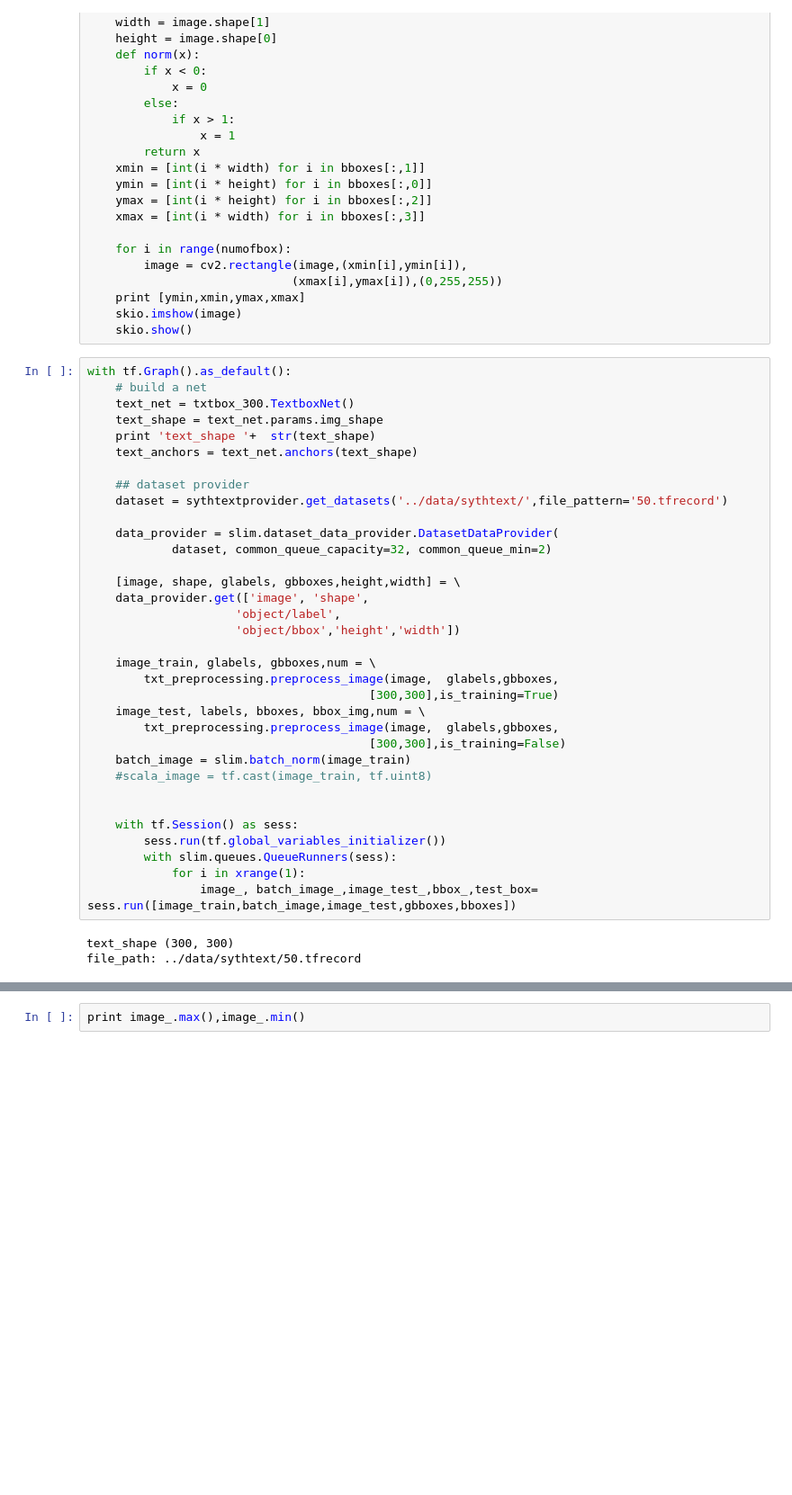
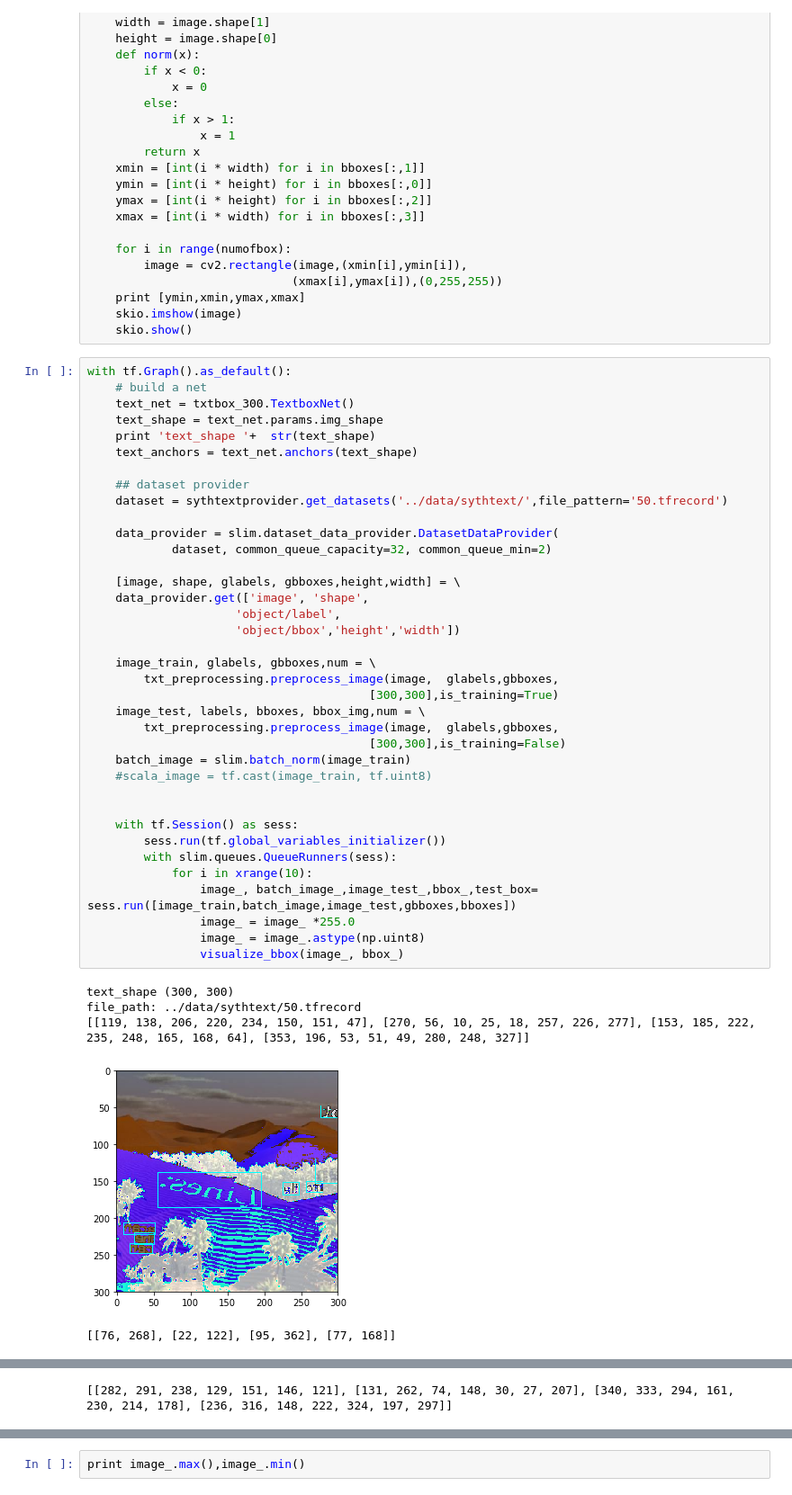
Before and after one commit to bindung/TextBoxes-TensorFlow, a Jupyter notebook: Notes/data_processing.ipynb, the cells around one changed output, grey strips where cells are left out. Shown at 90% size. Drawn from its saved outputs; the diff is of its cells as text; blank space fills up the shorter version.

```diff
--- a/Notes/data_processing.ipynb
+++ b/Notes/data_processing.ipynb
@@ -70,31 +70,37 @@ with tf.Graph().as_default():
     text_anchors = text_net.anchors(text_shape)
 
     ## dataset provider
     dataset = sythtextprovider.get_datasets('../data/sythtext/',file_pattern='50.tfrecord')
 
     data_provider = slim.dataset_data_provider.DatasetDataProvider(
             dataset, common_queue_capacity=32, common_queue_min=2)
 
     [image, shape, glabels, gbboxes,height,width] = \
     data_provider.get(['image', 'shape',
                      'object/label',
                      'object/bbox','height','width'])
 
     image_train, glabels, gbboxes,num = \
         txt_preprocessing.preprocess_image(image,  glabels,gbboxes,
                                         [300,300],is_training=True)
     image_test, labels, bboxes, bbox_img,num = \
         txt_preprocessing.preprocess_image(image,  glabels,gbboxes,
                                         [300,300],is_training=False)
     batch_image = slim.batch_norm(image_train)
     #scala_image = tf.cast(image_train, tf.uint8)
 
 
     with tf.Session() as sess:
         sess.run(tf.global_variables_initializer())
         with slim.queues.QueueRunners(sess):
-            for i in xrange(1):
+            for i in xrange(10):
                 image_, batch_image_,image_test_,bbox_,test_box= sess.run([image_train,batch_image,image_test,gbboxes,bboxes])
+                image_ = image_ *255.0
+                image_ = image_.astype(np.uint8)
+                visualize_bbox(image_, bbox_)
 # %% [output]
 text_shape (300, 300)
 file_path: ../data/sythtext/50.tfrecord
+[[119, 138, 206, 220, 234, 150, 151, 47], [270, 56, 10, 25, 18, 257, 226, 277], [153, 185, 222, 235, 248, 165, 168, 64], [353, 196, 53, 51, 49, 280, 248, 327]]
+[figure, added]
+[[76, 268], [22, 122], [95, 362], [77, 168]]
@@ -100,0 +108 @@ file_path: ../data/sythtext/50.tfrecord
+[[282, 291, 238, 129, 151, 146, 121], [131, 262, 74, 148, 30, 27, 207], [340, 333, 294, 161, 230, 214, 178], [236, 316, 148, 222, 324, 197, 297]]
```
Also changed, not shown: parts of 1 cell of this notebook, 11 other files.
